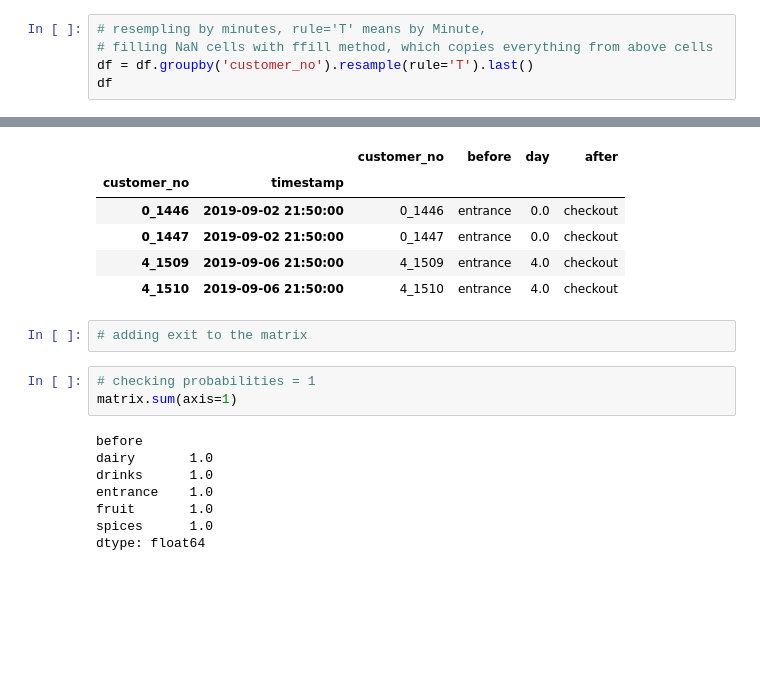
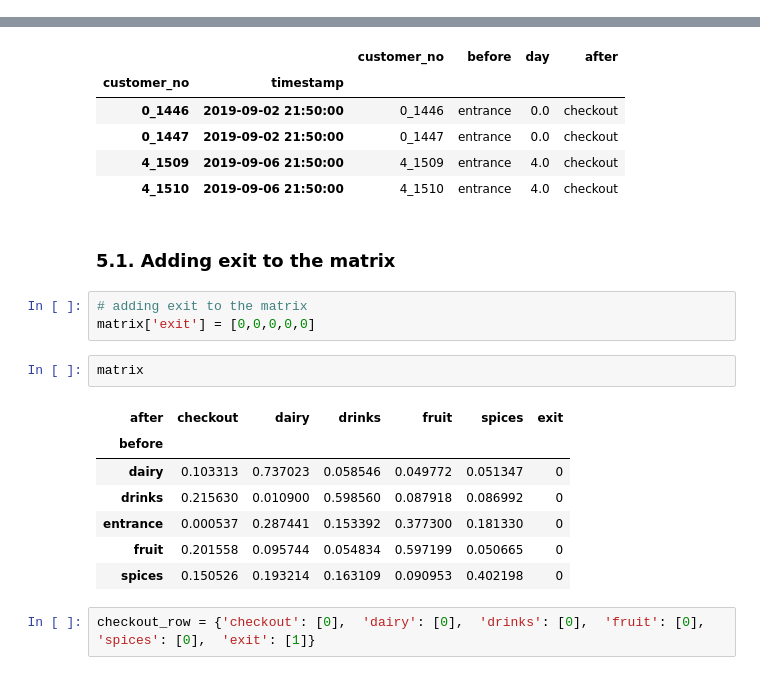
Before and after one commit to orosz-attila/Spiced-Academy-Data-Science-Projects, a Jupyter notebook: 08_mcmc_predicting_customer_behaviour/notebooks/1. mcmc_transition_matrix.ipynb, the cells around one changed output, grey strips where cells are left out. Saved outputs shown, nothing was run; the diff lists cells and outputs as text; blank space fills up the shorter version.

```diff
--- a/08_mcmc_predicting_customer_behaviour/notebooks/1. mcmc_transition_matrix.ipynb
+++ b/08_mcmc_predicting_customer_behaviour/notebooks/1. mcmc_transition_matrix.ipynb
@@ -227,5 +229,0 @@ df.head(10)
-# %%
-# resempling by minutes, rule='T' means by Minute,
-# filling NaN cells with ffill method, which copies everything from above cells
-df = df.groupby('customer_no').resample(rule='T').last()
-df
@@ -393,16 +386,20 @@ df[(df['before'] == 'entrance') & (df['after'] == 'checkout')]
 | 0_1447 | 2019-09-02 21:50:00 | 0_1447 | entrance | 0.0 | checkout |
 | 4_1509 | 2019-09-06 21:50:00 | 4_1509 | entrance | 4.0 | checkout |
 | 4_1510 | 2019-09-06 21:50:00 | 4_1510 | entrance | 4.0 | checkout |
+# %% [markdown]
+### 5.1. Adding exit to the matrix
 # %%
 # adding exit to the matrix
+matrix['exit'] = [0,0,0,0,0]
-# %%
-# checking probabilities = 1
-matrix.sum(axis=1)
-# %% [output]
-before
-dairy       1.0
-drinks      1.0
-entrance    1.0
-fruit       1.0
-spices      1.0
-dtype: float64
+# %%
+matrix
+# %% [output]
+| after | checkout | dairy | drinks | fruit | spices | exit |
+| before |  |  |  |  |  |  |
+| dairy | 0.103313 | 0.737023 | 0.058546 | 0.049772 | 0.051347 | 0 |
+| drinks | 0.215630 | 0.010900 | 0.598560 | 0.087918 | 0.086992 | 0 |
+| entrance | 0.000537 | 0.287441 | 0.153392 | 0.377300 | 0.181330 | 0 |
+| fruit | 0.201558 | 0.095744 | 0.054834 | 0.597199 | 0.050665 | 0 |
+| spices | 0.150526 | 0.193214 | 0.163109 | 0.090953 | 0.402198 | 0 |
+# %%
+checkout_row = {'checkout': [0],  'dairy': [0],  'drinks': [0],  'fruit': [0],  'spices': [0],  'exit': [1]}
```
Also changed, not shown: parts of 10 cells of this notebook, 14 other files.
